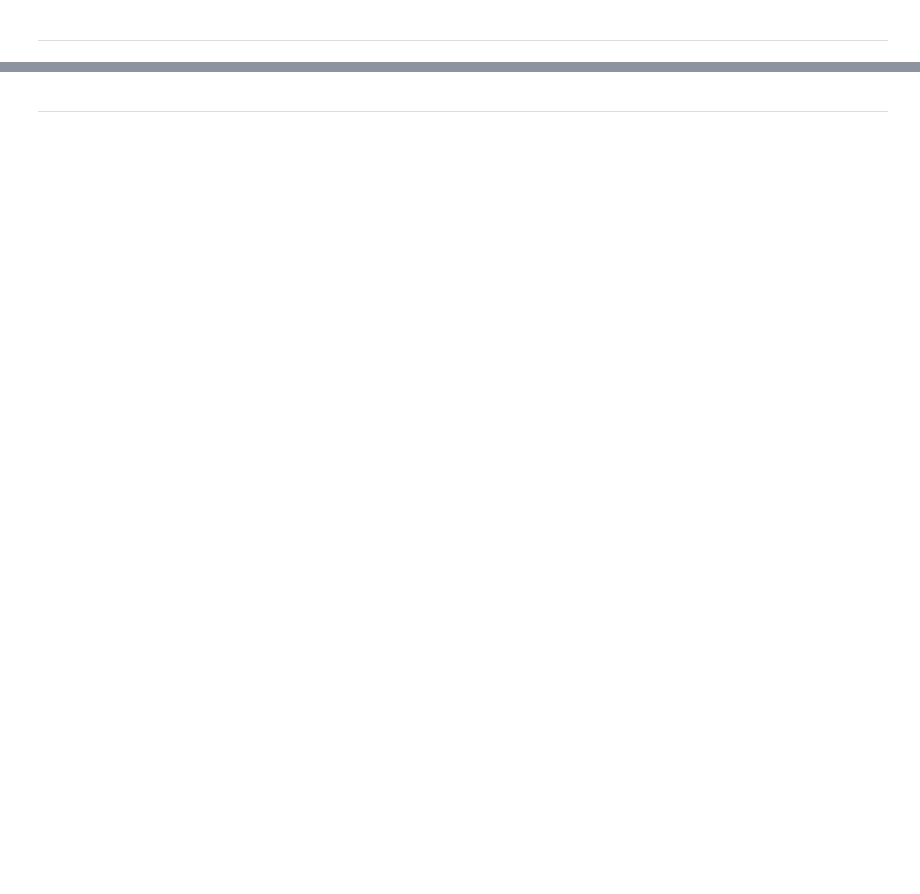
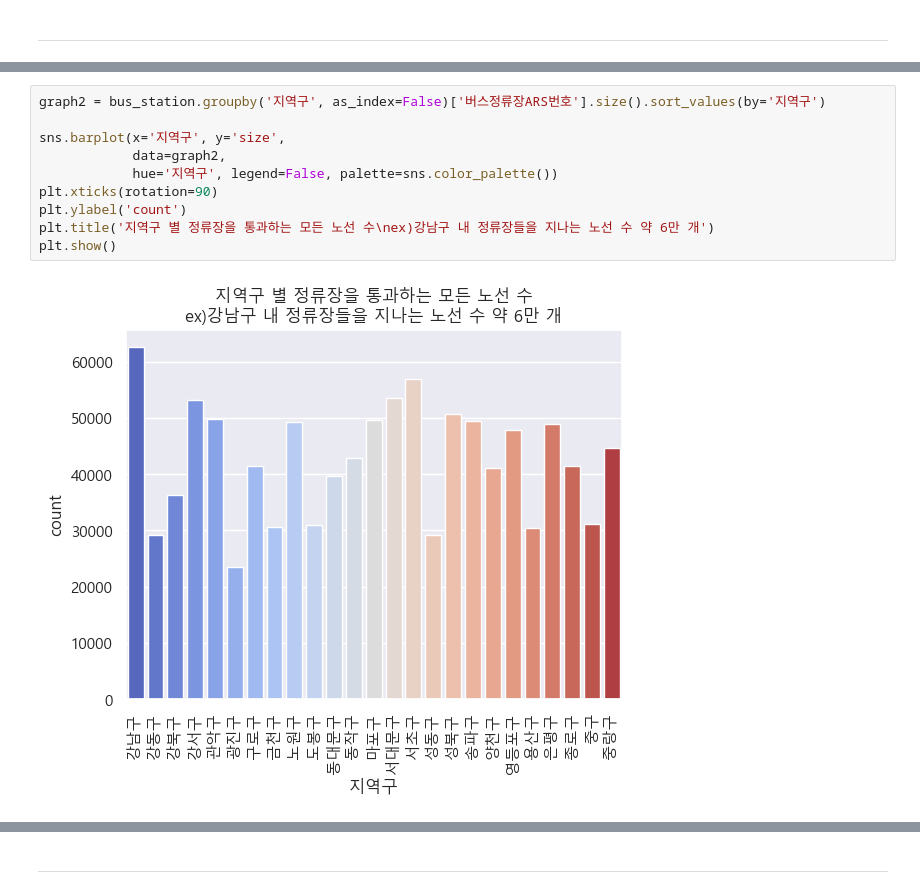
Before and after one commit to cosmos17/AIVLE_MiniProj_1, a Jupyter notebook: mini1-1/1. 데이터 불러오기 및 분석(EDA)_1차_버스정류장데이터.ipynb, the cells around one changed output, grey strips where cells are left out. Saved outputs shown, nothing was run; the diff lists cells and outputs as text; blank space fills up the shorter version.

```diff
--- a/mini1-1/1. 데이터 불러오기 및 분석(EDA)_1차_버스정류장데이터.ipynb
+++ b/mini1-1/1. 데이터 불러오기 및 분석(EDA)_1차_버스정류장데이터.ipynb
@@ -254,0 +441,12 @@ import scipy.stats as spst
+# %%
+graph2 = bus_station.groupby('지역구', as_index=False)['버스정류장ARS번호'].size().sort_values(by='지역구')
+
+sns.barplot(x='지역구', y='size',
+            data=graph2,
+            hue='지역구', legend=False, palette=sns.color_palette())
+plt.xticks(rotation=90)
+plt.ylabel('count')
+plt.title('지역구 별 정류장을 통과하는 모든 노선 수\nex)강남구 내 정류장들을 지나는 노선 수 약 6만 개')
+plt.show()
+# %% [output]
+[figure, added]
```
Also changed, not shown: parts of 64 cells of this notebook, 3 other files.
